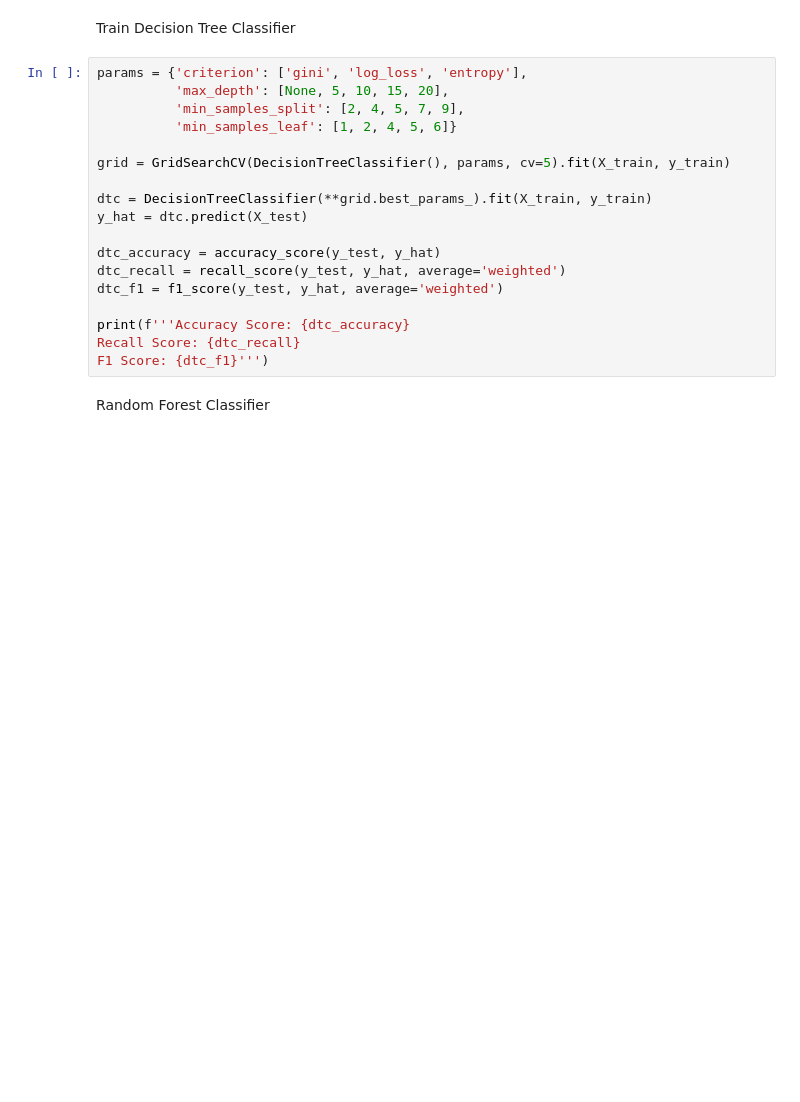
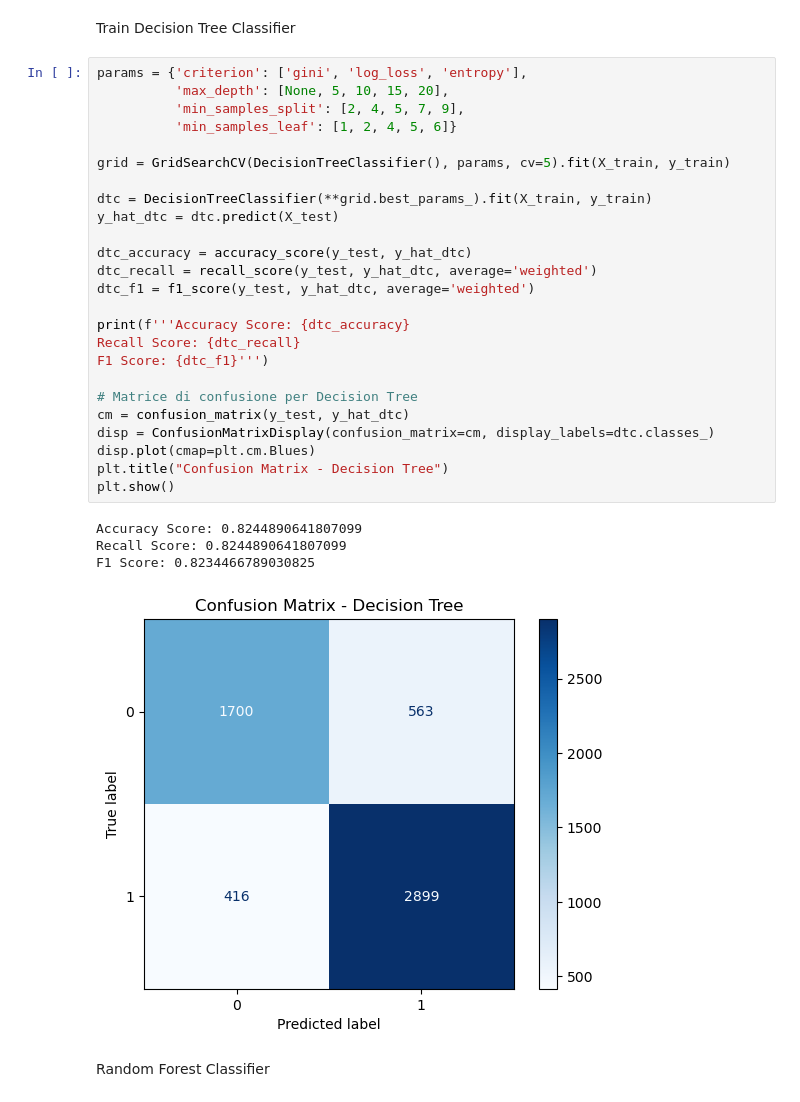
Before and after one commit to elisabettachisso/mlops-group-project, a Jupyter notebook: notebooks/data-preprocessing.ipynb, the cells around one changed output. Cells and saved outputs as stored; diff of their text form; blank space fills up the shorter version.

```diff
--- a/notebooks/data-preprocessing.ipynb
+++ b/notebooks/data-preprocessing.ipynb
@@ -393,21 +393,33 @@ Train Decision Tree Classifier
 # %%
 params = {'criterion': ['gini', 'log_loss', 'entropy'],
           'max_depth': [None, 5, 10, 15, 20],
           'min_samples_split': [2, 4, 5, 7, 9],
           'min_samples_leaf': [1, 2, 4, 5, 6]}
 
 grid = GridSearchCV(DecisionTreeClassifier(), params, cv=5).fit(X_train, y_train)
 
 dtc = DecisionTreeClassifier(**grid.best_params_).fit(X_train, y_train)
-y_hat = dtc.predict(X_test)
+y_hat_dtc = dtc.predict(X_test)
 
-dtc_accuracy = accuracy_score(y_test, y_hat)
-dtc_recall = recall_score(y_test, y_hat, average='weighted')
-dtc_f1 = f1_score(y_test, y_hat, average='weighted')
+dtc_accuracy = accuracy_score(y_test, y_hat_dtc)
+dtc_recall = recall_score(y_test, y_hat_dtc, average='weighted')
+dtc_f1 = f1_score(y_test, y_hat_dtc, average='weighted')
 
 print(f'''Accuracy Score: {dtc_accuracy}
 Recall Score: {dtc_recall}
 F1 Score: {dtc_f1}''')
+
+# Matrice di confusione per Decision Tree
+cm = confusion_matrix(y_test, y_hat_dtc)
+disp = ConfusionMatrixDisplay(confusion_matrix=cm, display_labels=dtc.classes_)
+disp.plot(cmap=plt.cm.Blues)
+plt.title("Confusion Matrix - Decision Tree")
+plt.show()
+# %% [output]
+Accuracy Score: 0.8244890641807099
+Recall Score: 0.8244890641807099
+F1 Score: 0.8234466789030825
+[figure, added]
 # %% [markdown]
 Random Forest Classifier
 # %%
```
Also changed, not shown: parts of 6 cells of this notebook, 1 other file.
